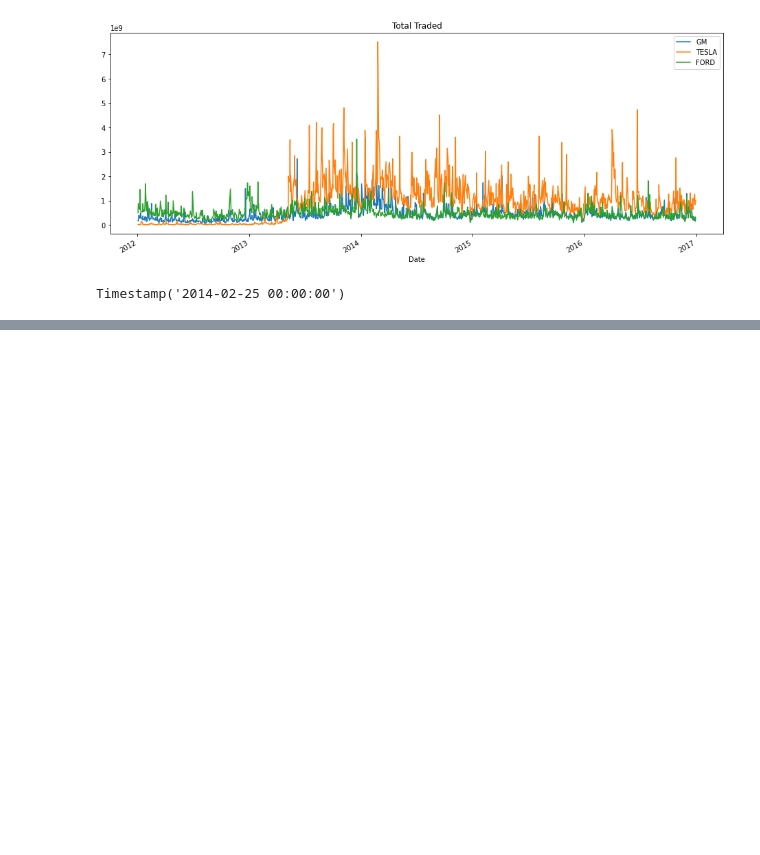
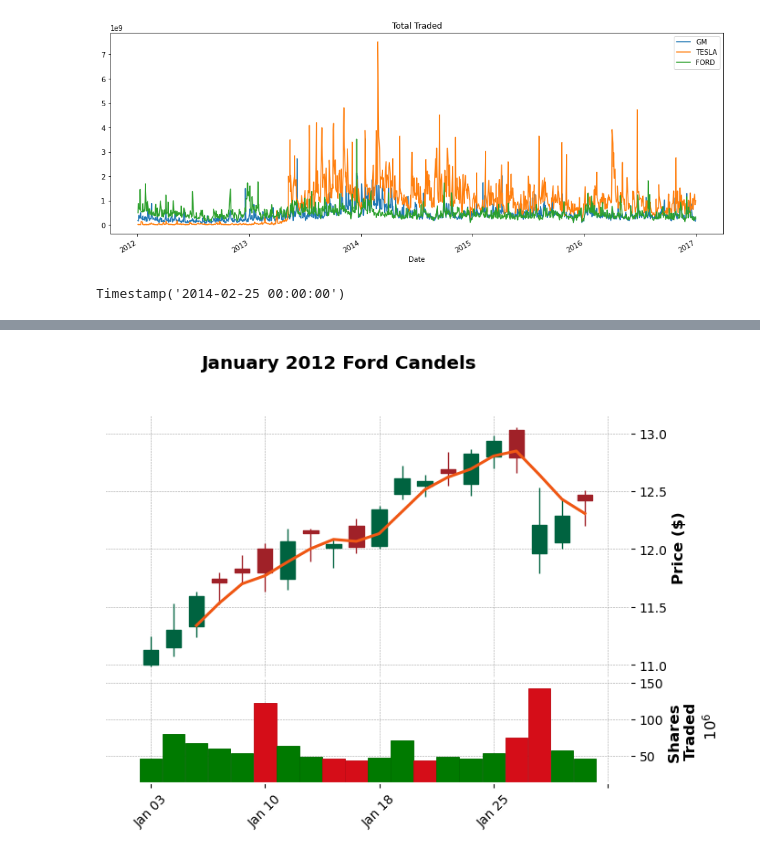
Before and after one commit to aguilarNikolas/Python_forFinancialAnalysis_andAlgorithmicTrading, a Jupyter notebook: Stock Market Analysis Project.ipynb, the cells around one changed output, grey strips where cells are left out. Saved outputs shown, nothing was run; the diff lists cells and outputs as text; code cells hidden in the pictures; blank space fills up the shorter version.

```diff
--- a/Stock Market Analysis Project.ipynb
+++ b/Stock Market Analysis Project.ipynb
@@ -134,0 +269,18 @@ Timestamp('2014-02-25 00:00:00')
+# %%
+
+#Plot it
+# fig, ax = plt.subplots()
+# fig.subplots_adjust(bottom=0.2)
+# ax.xaxis.set_major_locator(mondays)
+# ax.xaxis.set_minor_locator(alldays)
+# ax.xaxis.set_major_formatter(weekFormatter)
+
+
+# mplfinance.candlestick_ohlc(ax, quotes, width=0.2, colorup=’k’, colordown=’r’, alpha=1.0)
+# mplfinance.plot(ax, ford_values, width=0.6, colorup='g',colordown='r')
+mplfinance.plot(FORD.loc['2012-01':'2012-01'],type='candle',
+                    style='charles', title= 'January 2012 Ford Candels',
+                    ylabel= 'Price ($)', ylabel_lower='Shares \nTraded',
+                    volume= True, mav=(3))
+# %% [output]
+[figure, added]
```
Also changed, not shown: parts of 19 cells of this notebook.
